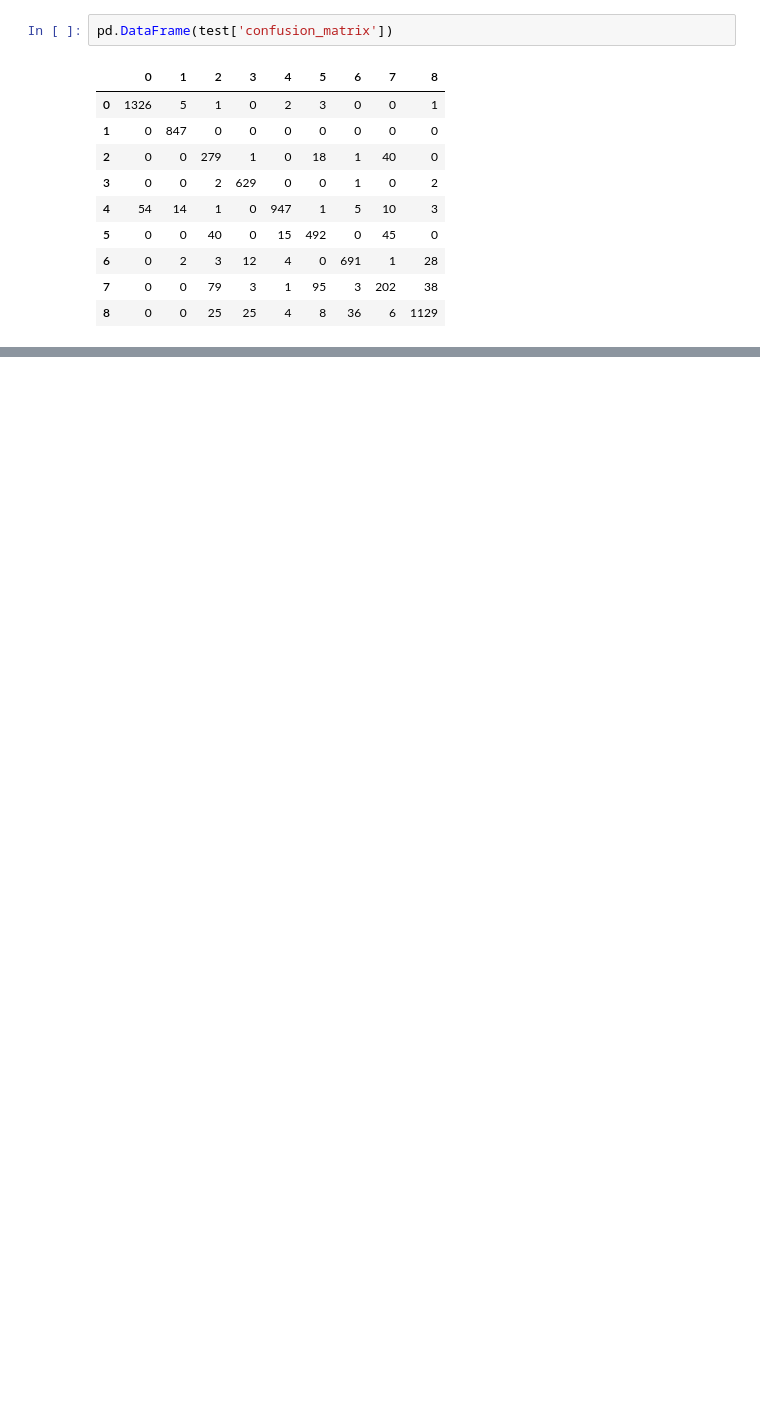
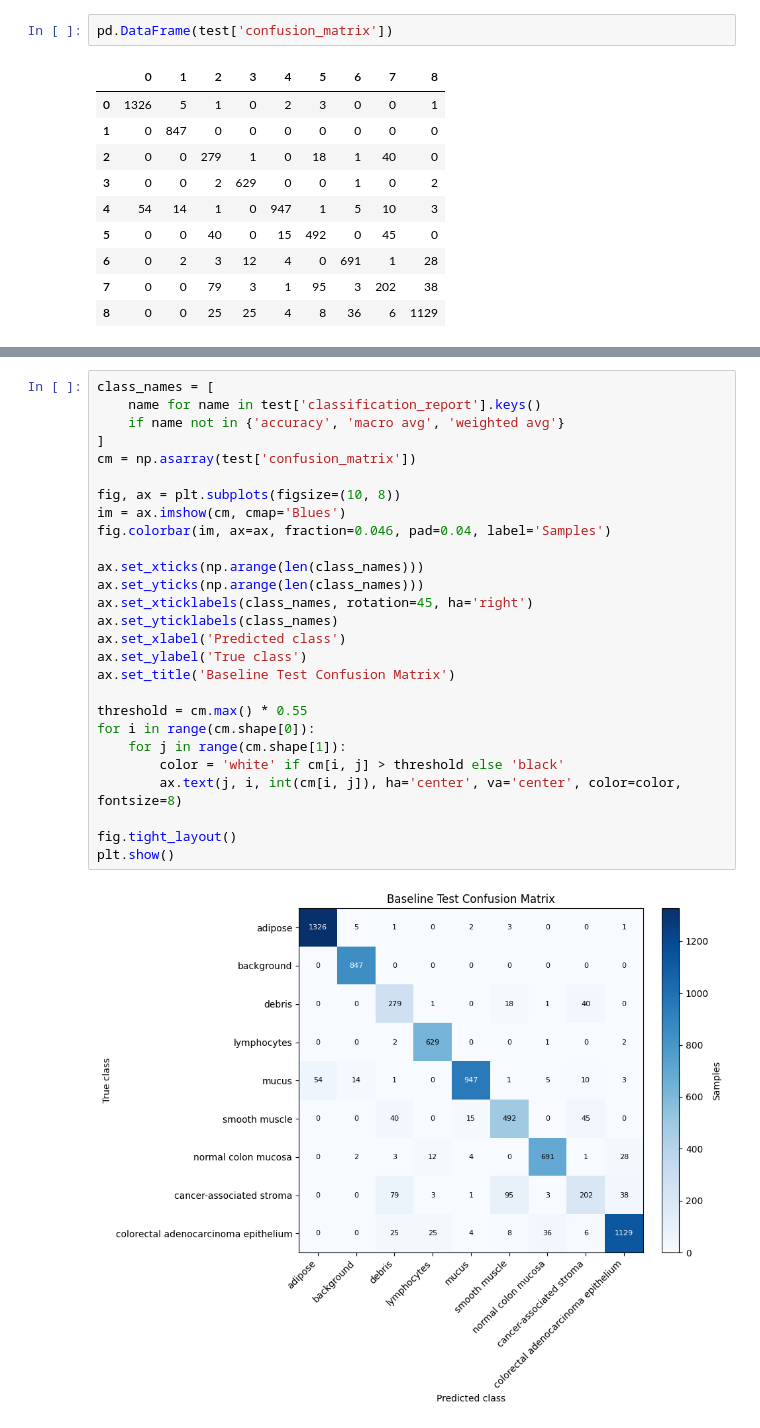
Before and after one commit to nickzerjeski/pathmnist-classification-improvement, a Jupyter notebook: notebooks/baseline.ipynb, the cells around one changed output, grey strips where cells are left out. Cells and saved outputs as stored; diff of their text form; blank space fills up the shorter version.

Commit message:
224x baseline

```diff
--- a/notebooks/baseline.ipynb
+++ b/notebooks/baseline.ipynb
@@ -52,0 +93,29 @@ pd.DataFrame(test['confusion_matrix'])
+# %%
+class_names = [
+    name for name in test['classification_report'].keys()
+    if name not in {'accuracy', 'macro avg', 'weighted avg'}
+]
+cm = np.asarray(test['confusion_matrix'])
+
+fig, ax = plt.subplots(figsize=(10, 8))
+im = ax.imshow(cm, cmap='Blues')
+fig.colorbar(im, ax=ax, fraction=0.046, pad=0.04, label='Samples')
+
+ax.set_xticks(np.arange(len(class_names)))
+ax.set_yticks(np.arange(len(class_names)))
+ax.set_xticklabels(class_names, rotation=45, ha='right')
+ax.set_yticklabels(class_names)
+ax.set_xlabel('Predicted class')
+ax.set_ylabel('True class')
+ax.set_title('Baseline Test Confusion Matrix')
+
+threshold = cm.max() * 0.55
+for i in range(cm.shape[0]):
+    for j in range(cm.shape[1]):
+        color = 'white' if cm[i, j] > threshold else 'black'
+        ax.text(j, i, int(cm[i, j]), ha='center', va='center', color=color, fontsize=8)
+
+fig.tight_layout()
+plt.show()
+# %% [output]
+[figure, added]
```
Also changed, not shown: parts of 18 cells of this notebook, 13 other files.
